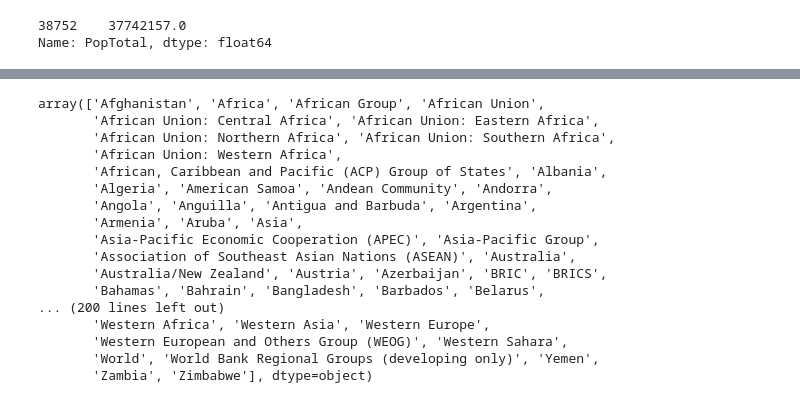
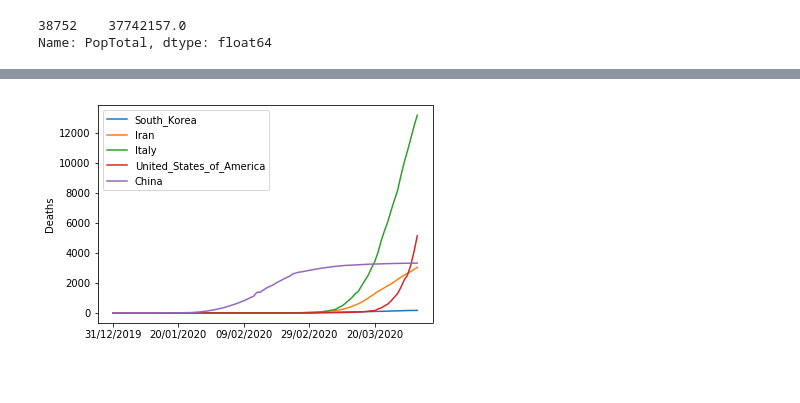
Before and after one commit to Mark-Kramer/covid_analysis, a Jupyter notebook: ActiveTransmitterAnalysis.ipynb, the cells around one changed output, grey strips where cells are left out. Cells and saved outputs as stored; diff of their text form; code cells hidden in the pictures; blank space fills up the shorter version.

```diff
--- a/ActiveTransmitterAnalysis.ipynb
+++ b/ActiveTransmitterAnalysis.ipynb
@@ -109,20 +110,19 @@ plt.show()
 # %%
-world_pop['Location'].unique()
+#world_pop['Location'].unique()
-# %% [output]
-array(['Afghanistan', 'Africa', 'African Group', 'African Union',
-       'African Union: Central Africa', 'African Union: Eastern Africa',
-       'African Union: Northern Africa', 'African Union: Southern Africa',
-       'African Union: Western Africa',
-       'African, Caribbean and Pacific (ACP) Group of States', 'Albania',
-       'Algeria', 'American Samoa', 'Andean Community', 'Andorra',
-       'Angola', 'Anguilla', 'Antigua and Barbuda', 'Argentina',
-       'Armenia', 'Aruba', 'Asia',
-       'Asia-Pacific Economic Cooperation (APEC)', 'Asia-Pacific Group',
-       'Association of Southeast Asian Nations (ASEAN)', 'Australia',
-       'Australia/New Zealand', 'Austria', 'Azerbaijan', 'BRIC', 'BRICS',
-       'Bahamas', 'Bahrain', 'Bangladesh', 'Barbados', 'Belarus',
-... (200 lines left out)
-       'Western Africa', 'Western Asia', 'Western Europe',
-       'Western European and Others Group (WEOG)', 'Western Sahara',
-       'World', 'World Bank Regional Groups (developing only)', 'Yemen',
-       'Zambia', 'Zimbabwe'], dtype=object)
+# %%
+fig, ax = plt.subplots()
+for c in Countries:
+    # find all rows corresponding to country c
+    DF = dat[dat['countriesAndTerritories']==c].sort_values(['year','month','day'])
+
+    # cumulative sum of cases - cumulative sum of cases 30 days ago
+    # i.e. all new cases from the past 30 days
+
+    plt.plot(DF['dateRep'],DF['deaths'].cumsum())
+
+    ax.xaxis.set_major_locator(plt.MaxNLocator(6))
+plt.legend(Countries)
+plt.ylabel('Deaths')
+plt.show()
+# %% [output]
+[figure, added]
```
Also changed, not shown: parts of 23 cells of this notebook, 1 other file.
